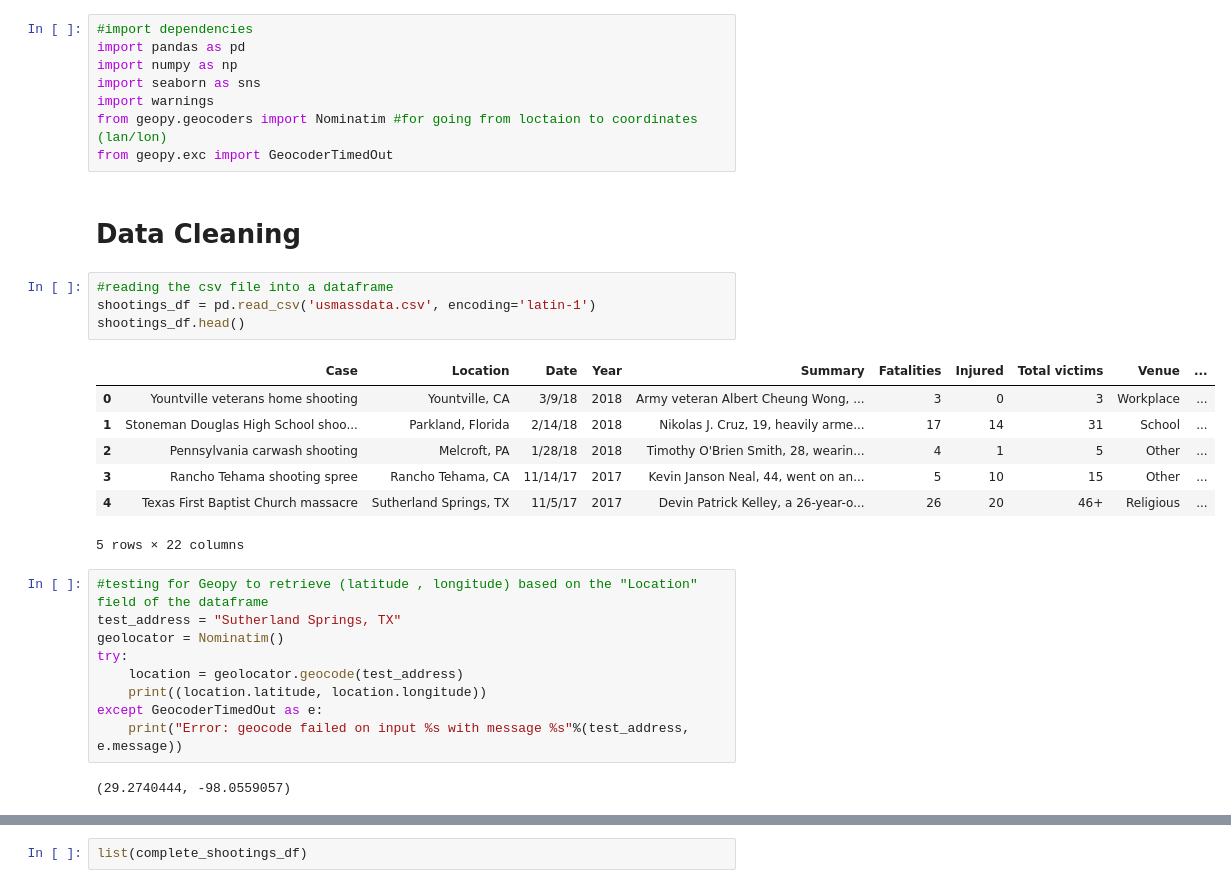
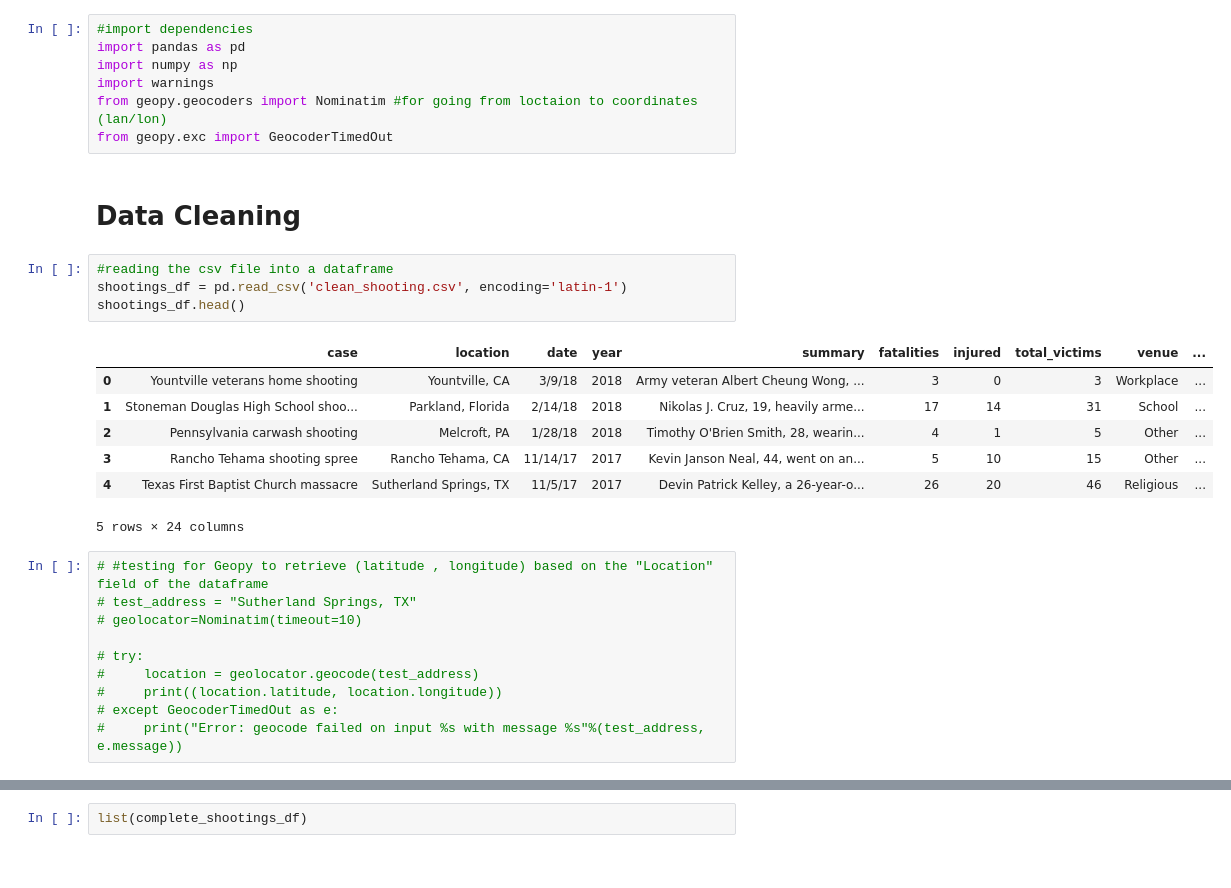
Before and after one commit to shahrisha1/project2_usmassshootings, a Jupyter notebook: code/database.ipynb, the cells around one changed output, grey strips where cells are left out. Cells and saved outputs as stored; diff of their text form.

```diff
--- a/code/database.ipynb
+++ b/code/database.ipynb
@@ -2,7 +2,6 @@
 #import dependencies
 import pandas as pd
 import numpy as np
-import seaborn as sns
 import warnings
 from geopy.geocoders import Nominatim #for going from loctaion to coordinates (lan/lon)
 from geopy.exc import GeocoderTimedOut
@@ -10,24 +9,23 @@ from geopy.exc import GeocoderTimedOut
 # Data Cleaning
 # %%
 #reading the csv file into a dataframe
-shootings_df = pd.read_csv('usmassdata.csv', encoding='latin-1')
+shootings_df = pd.read_csv('clean_shooting.csv', encoding='latin-1')
 shootings_df.head()
 # %% [output]
-|  | Case | Location | Date | Year | Summary | Fatalities | Injured | Total victims | Venue | ... |
+|  | case | location | date | year | summary | fatalities | injured | total_victims | venue | ... |
 | 0 | Yountville veterans home shooting | Yountville, CA | 3/9/18 | 2018 | Army veteran Albert Cheung Wong, ... | 3 | 0 | 3 | Workplace | ... |
 | 1 | Stoneman Douglas High School shoo... | Parkland, Florida | 2/14/18 | 2018 | Nikolas J. Cruz, 19, heavily arme... | 17 | 14 | 31 | School | ... |
 | 2 | Pennsylvania carwash shooting | Melcroft, PA | 1/28/18 | 2018 | Timothy O'Brien Smith, 28, wearin... | 4 | 1 | 5 | Other | ... |
 | 3 | Rancho Tehama shooting spree | Rancho Tehama, CA | 11/14/17 | 2017 | Kevin Janson Neal, 44, went on an... | 5 | 10 | 15 | Other | ... |
-| 4 | Texas First Baptist Church massacre | Sutherland Springs, TX | 11/5/17 | 2017 | Devin Patrick Kelley, a 26-year-o... | 26 | 20 | 46+ | Religious | ... |
+| 4 | Texas First Baptist Church massacre | Sutherland Springs, TX | 11/5/17 | 2017 | Devin Patrick Kelley, a 26-year-o... | 26 | 20 | 46 | Religious | ... |
-5 rows × 22 columns
+5 rows × 24 columns
 # %%
-#testing for Geopy to retrieve (latitude , longitude) based on the "Location" field of the dataframe
-test_address = "Sutherland Springs, TX"
-geolocator = Nominatim()
-try:
-    location = geolocator.geocode(test_address)
-    print((location.latitude, location.longitude))
-except GeocoderTimedOut as e:
-    print("Error: geocode failed on input %s with message %s"%(test_address, e.message))
+# #testing for Geopy to retrieve (latitude , longitude) based on the "Location" field of the dataframe
+# test_address = "Sutherland Springs, TX"
+# geolocator=Nominatim(timeout=10)
+
+# try:
+#     location = geolocator.geocode(test_address)
+#     print((location.latitude, location.longitude))
+# except GeocoderTimedOut as e:
+#     print("Error: geocode failed on input %s with message %s"%(test_address, e.message))
-# %% [output]
-(29.2740444, -98.0559057)
```
Also changed, not shown: parts of 49 cells of this notebook, 29 other files.
